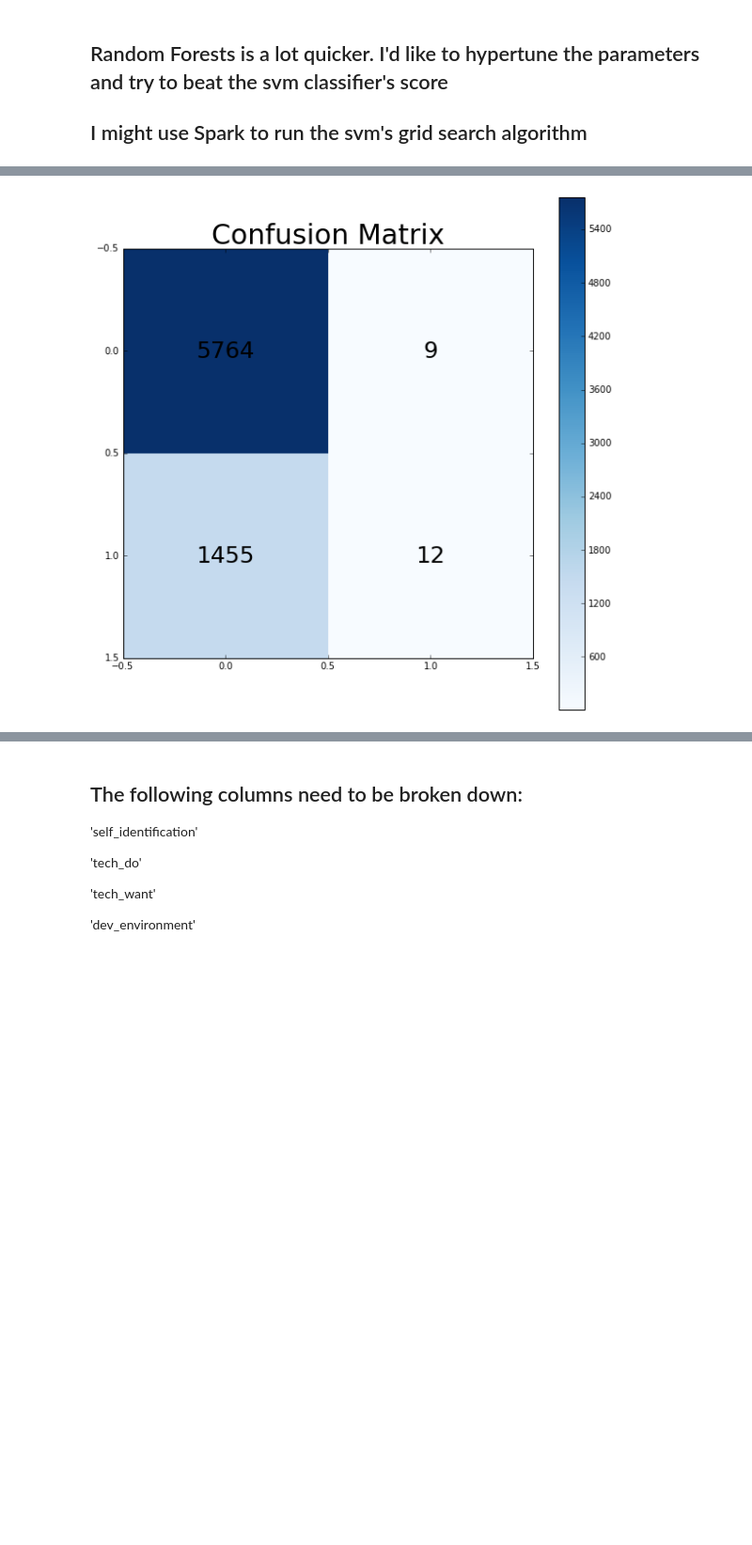
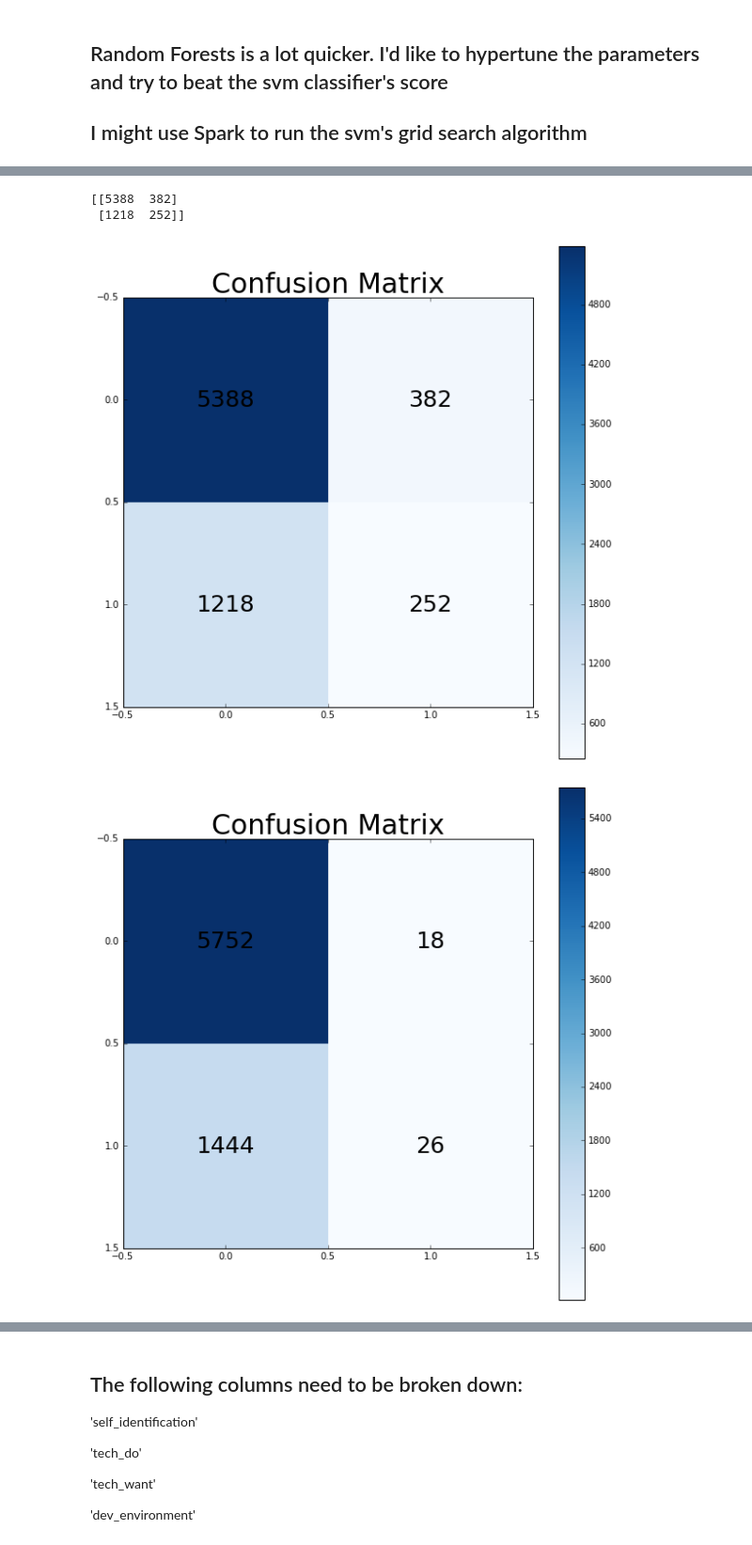
Before and after one commit to jonmhong/Stack_Overflow_Data, a Jupyter notebook: stack_overflow.ipynb, the cells around one changed output, grey strips where cells are left out. Shown at 94% size. Cells and saved outputs as stored; diff of their text form; code cells hidden in the pictures; blank space fills up the shorter version.

```diff
--- a/stack_overflow.ipynb
+++ b/stack_overflow.ipynb
@@ -199,0 +180,4 @@ work_xp_df
+# %%
+# this updates the indices
+work_xp_df.index = range(1, max(*work_xp_df.shape)+1)
+work_xp_df
@@ -774,17 +764,17 @@ RandomForestClassifier(bootstrap=True, class_weight=None, criterion='gini',
 # %%
 # input the optimal parameters into the classifier
 rfc = RandomForestClassifier(min_samples_split=1,
-                             n_estimators=15,
-                             criterion='gini',
-                             min_samples_leaf=9)
+                             n_estimators=13,
+                             criterion='entropy',
+                             min_samples_leaf=7)
 
 t1 = time.time()
 rfc.fit(X_train, y_train)
 t2 = time.time()
-rfc_pred = rfc.predict(X_test)
+hypertuned_rfc_pred = rfc.predict(X_test)
 t3 = time.time()
 
-rfc_f1 = f1_score(y_test, rfc_pred, pos_label=1)
+rfc_f1 = f1_score(y_test, hypertuned_rfc_pred, pos_label=1)
 print "Training time: {}".format(t3 - t2)
 print "Prediction time: {}".format(t2 - t1)
 print "F1 Score: {}".format(rfc_f1)
@@ -831,33 +826,44 @@ def perf_measure(y_actual, y_hat):
     fp = 0
     fn = 0
     tn = 0
 
     for i in range(len(y_hat)):
         if y_actual[i][0] == y_hat[i] == 1:
             tp += 1
         elif y_actual[i][0] == 1 and y_actual[i][0] != y_hat[i]:
             fp += 1
         elif y_actual[i][0] == 0 and y_actual[i][0] != y_hat[i]:
             fn += 1
         elif y_actual[i][0] == y_hat[i] == 0:
             tn += 1
 
     return (tp, fp, fn, tn)
 
-cm = confusion_matrix(y_test, rfc_pred, labels=[1, 0])
+
+cm_rf = confusion_matrix(y_test, rfc_pred, labels=[1, 0])
+cm_rf_ht = confusion_matrix(y_test, hypertuned_rfc_pred, labels=[1, 0])
+cm_svm = confusion_matrix(y_test, pred, labels=[1, 0])
+
 
 def plot_confusion_matrix(cm, title='Confusion matrix', cmap=pl.cm.Blues):
     pl.figure(figsize=(10, 10))
     pl.imshow(cm, interpolation='nearest', cmap=cmap)
     pl.colorbar()
     pl.title("Confusion Matrix", size=30)
     for x in range(0,2):
         for y in range(0, 2):
             pl.annotate(str(cm[x][y]), xy = (y, x),
                         horizontalalignment='center',
                         verticalalignment='center',
                         size=25)
 
-plot_confusion_matrix(cm)
+print cm_rf
+
+plot_confusion_matrix(cm_rf)
+plot_confusion_matrix(cm_rf_ht)
+plot_confusion_matrix(cm_svm)
 # %% [output]
+[[5388  382]
+ [1218  252]]
-[figure, old version]
+[figure, new version]
+[figure, added]
```
Also changed, not shown: parts of 30 cells of this notebook.
